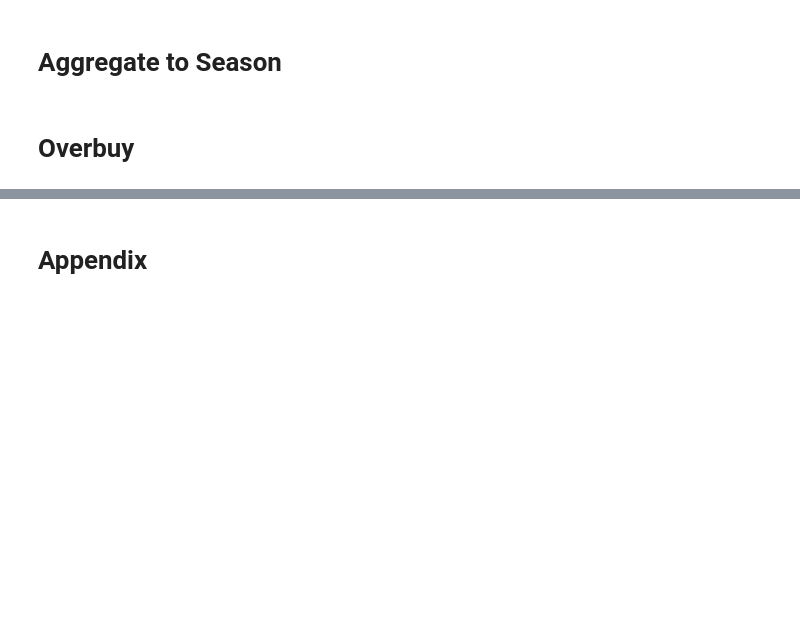
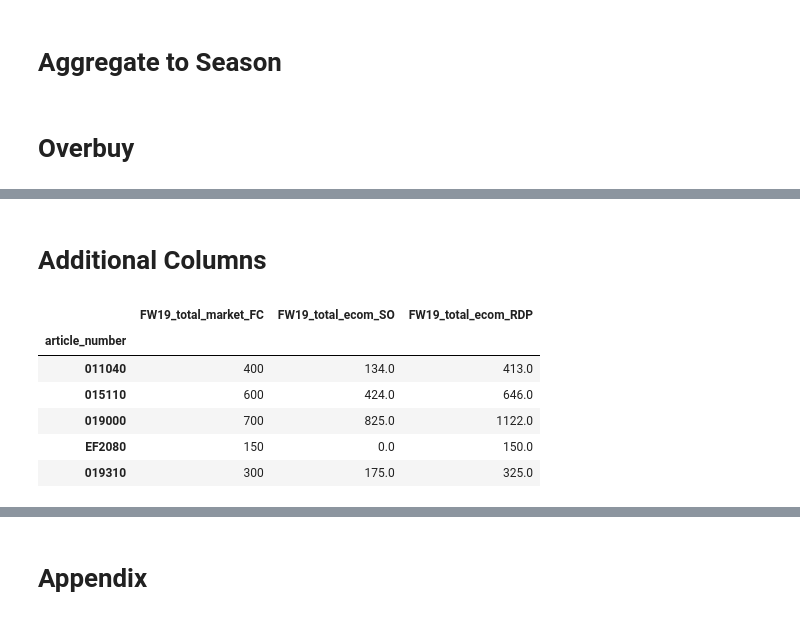
Before and after one commit to cwcomiskey/Misc, a Jupyter notebook: adidas/model_10Sept.ipynb, the cells around one changed output, grey strips where cells are left out. Drawn from its saved outputs; the diff is of its cells as text; code cells hidden in the pictures; blank space fills up the shorter version.

```diff
--- a/adidas/model_10Sept.ipynb
+++ b/adidas/model_10Sept.ipynb
@@ -597,0 +689,2 @@ opt_ovb_all = opt_ovb_all.rename(columns = {opt_ovb_all.columns[0]: 'Opt_Ovb'})
+# %% [markdown]
+# Additional Columns
@@ -598,3 +701,16 @@ opt_ovb_all = opt_ovb_all.rename(columns = {opt_ovb_all.columns[0]: 'Opt_Ovb'})
+# %%
+# April Allen columns
+
+aa_cols = pd.read_csv('data/columns_3october.csv', low_memory = False, error_bad_lines = False, sep = ";").set_index('article_number')
+aa_cols.head()
+# %% [output]
+|  | FW19_total_market_FC | FW19_total_ecom_SO | FW19_total_ecom_RDP |
+| article_number |  |  |  |
+| 011040 | 400 | 134.0 | 413.0 |
+| 015110 | 600 | 424.0 | 646.0 |
+| 019000 | 700 | 825.0 | 1122.0 |
+| EF2080 | 150 | 0.0 | 150.0 |
+| 019310 | 300 | 175.0 | 325.0 |
 # %%
 preds_season = pd.merge(
     preds_season,
```
Also changed, not shown: parts of 74 cells of this notebook.
